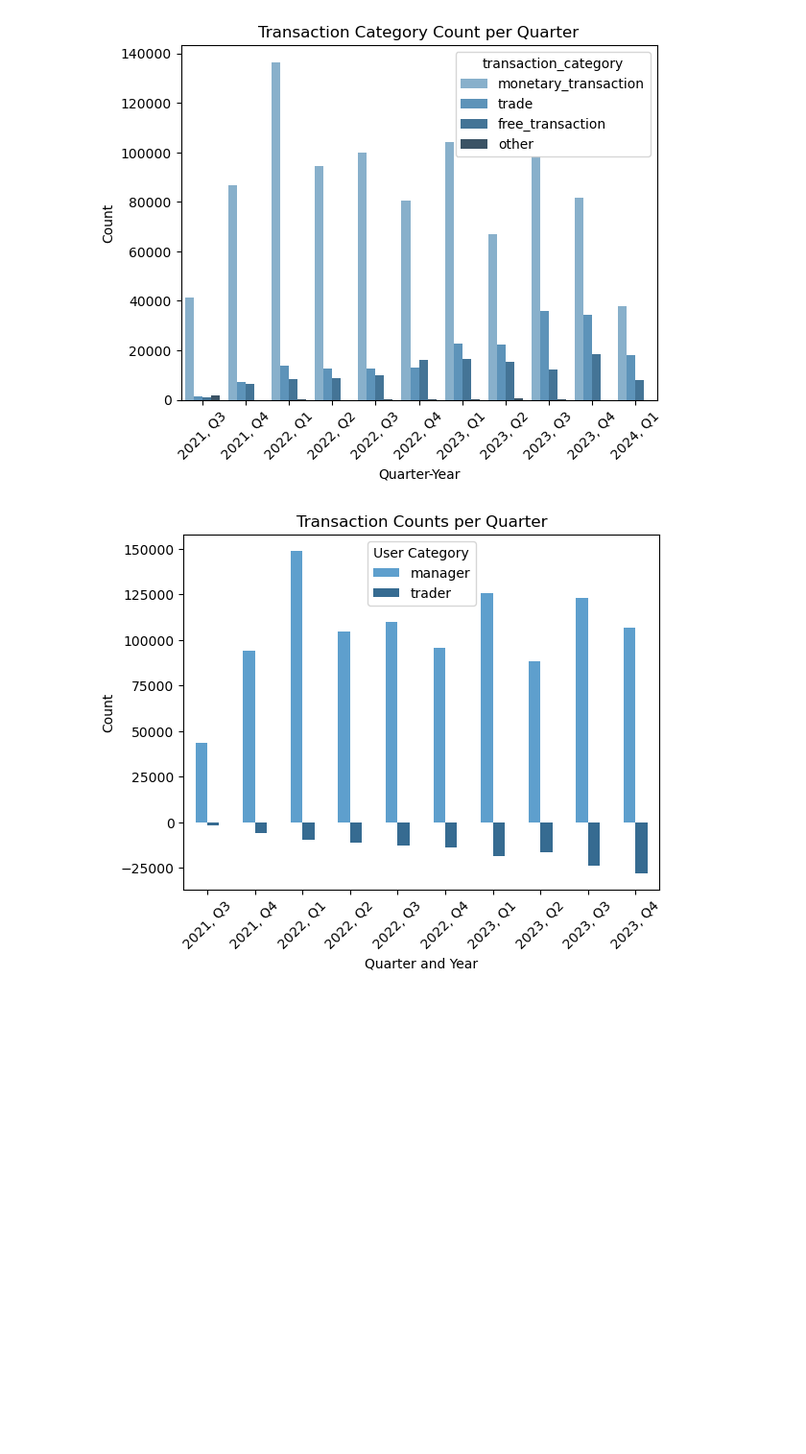
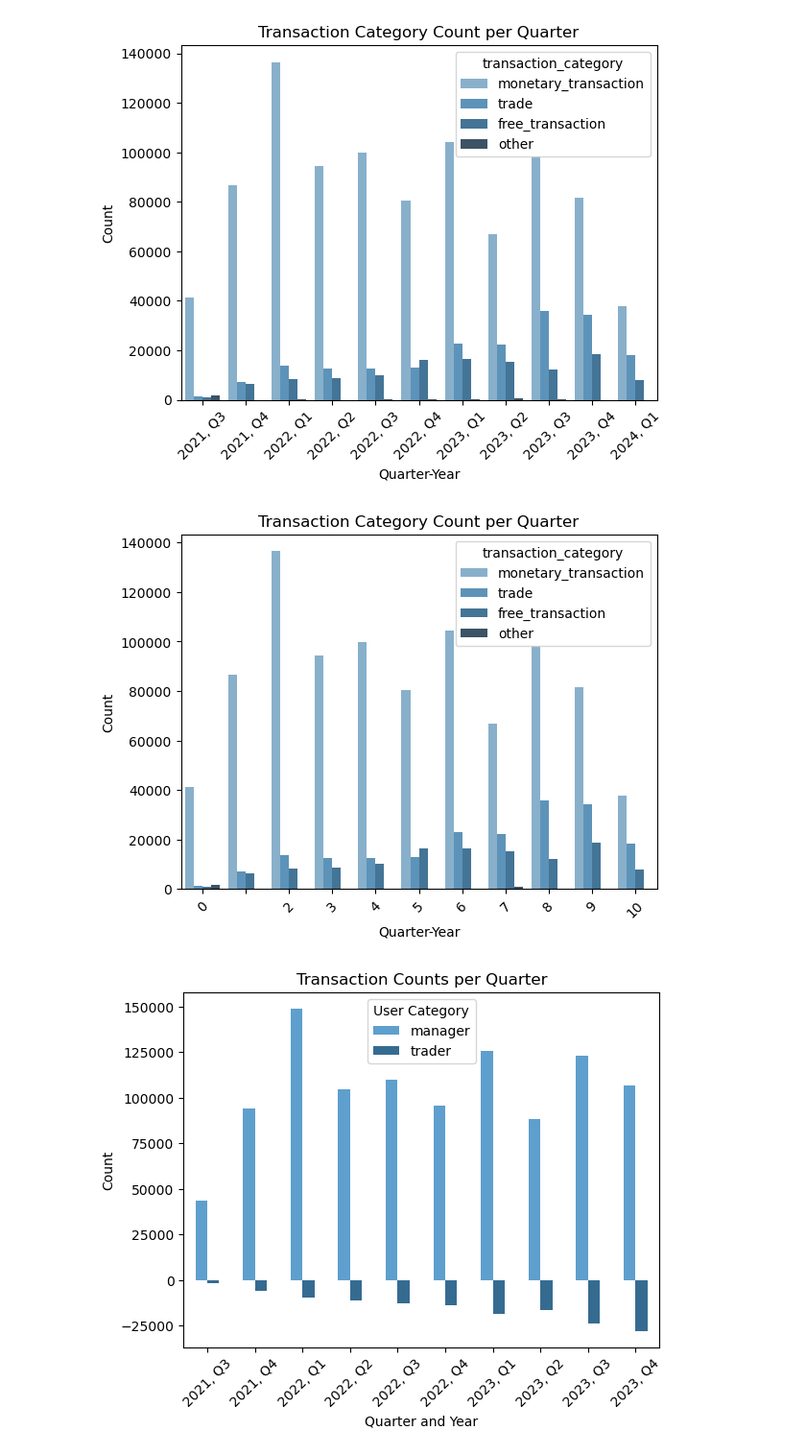
Before and after one commit to PierreMn/final_project, a Jupyter notebook: Datavisualisation.ipynb, the cells around one changed output. Shown at 96% size. Saved outputs shown, nothing was run; the diff lists cells and outputs as text; code cells hidden in the pictures; blank space fills up the shorter version.

```diff
--- a/Datavisualisation.ipynb
+++ b/Datavisualisation.ipynb
@@ -208,6 +246,26 @@ plt.xticks(rotation=45)
 plt.show()
 # %% [output]
 [figure]
+# %%
+import seaborn as sns
+import matplotlib.pyplot as plt
+
+# Create the count plot with 'Quarter_Year' on the x-axis and 'transaction_category' indicated by hue
+sns.set_palette("Blues_d", 4)  # Optional: set a color palette
+ax = sns.countplot(x='Quarter_Year', data=transactions_df, hue='transaction_category')
+
+# Remove the specific tick label 'Q1 24'
+xtick_labels = ax.get_xticks().tolist()  # Get the current tick labels
+xtick_labels[1] = ''  # Remove the tick label at index 1 (Q1 24)
+ax.set_xticklabels(xtick_labels)  # Set the modified tick labels
+
+plt.xlabel('Quarter-Year')
+plt.ylabel('Count')
+plt.title('Transaction Category Count per Quarter')
+plt.xticks(rotation=45)
+plt.show()
+# %% [output]
+[figure, added]
 # %%
 
 import datetime
```
Also changed, not shown: parts of 11 cells of this notebook, 6 other files.
